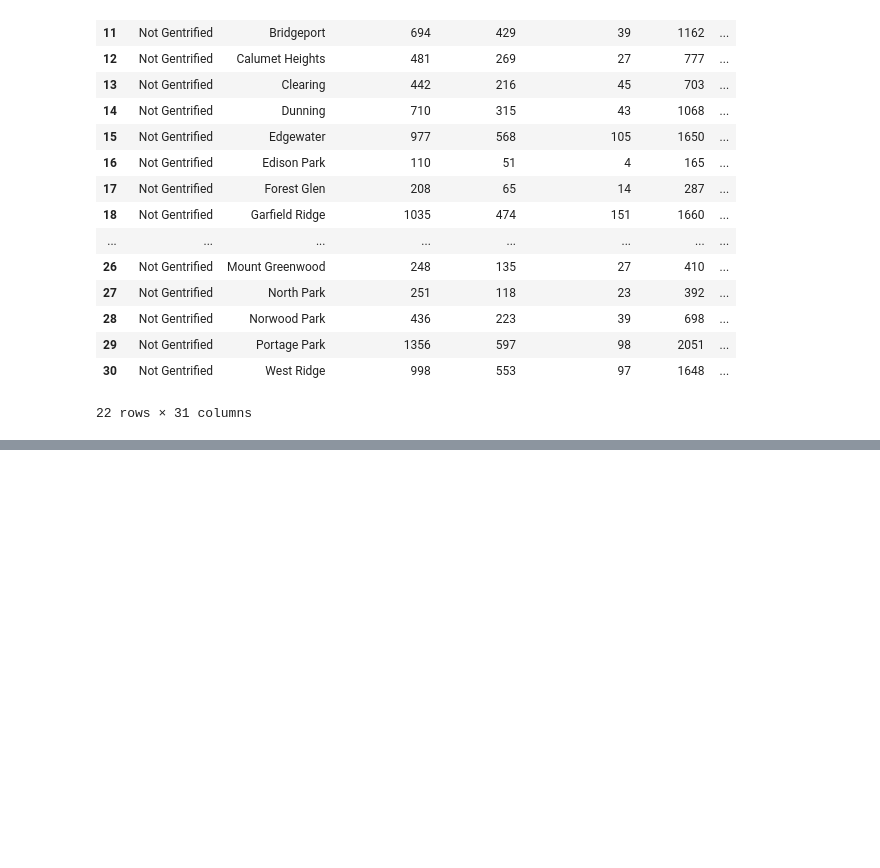
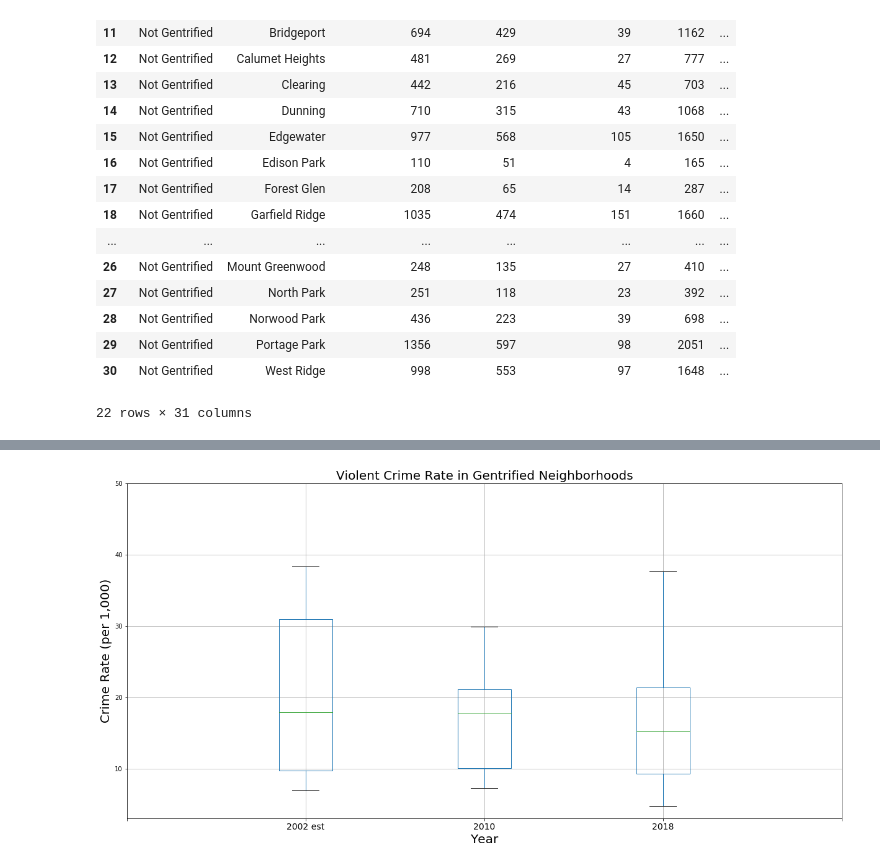
Before and after one commit to ajdeschenes/RuPaulsitory, a Jupyter notebook: crime/chicago_crime_api_json.ipynb, the cells around one changed output, grey strips where cells are left out. Cells and saved outputs as stored; diff of their text form; code cells hidden in the pictures; blank space fills up the shorter version.

```diff
--- a/crime/chicago_crime_api_json.ipynb
+++ b/crime/chicago_crime_api_json.ipynb
@@ -765,0 +753,22 @@ crimerate_white_collar_ng.boxplot("value", by="variable", figsize=(20, 10))
+# %%
+crimerate_violent_g.boxplot("value", by="variable", figsize=(20, 10))
+
+plt.title('Violent Crime Rate in Gentrified Neighborhoods', fontsize=20)
+plt.suptitle("")
+
+plt.xlabel('Year', fontsize=20)
+plt.ylabel('Crime Rate (per 1,000)', fontsize=20)
+
+# Limits for the Y axis
+bars = ('','2002 est', '2010', '2018','')
+y_pos = np.arange(len(bars))
+
+
+# Create names
+plt.xticks(y_pos, bars, fontsize=14)
+plt.ylim(top=50)
+
+# Export graphic
+plt.savefig('output_reports_figures/gentrified_violent.png')
+# %% [output]
+[figure, added]
```
Also changed, not shown: parts of 17 cells of this notebook, 14 other files.
